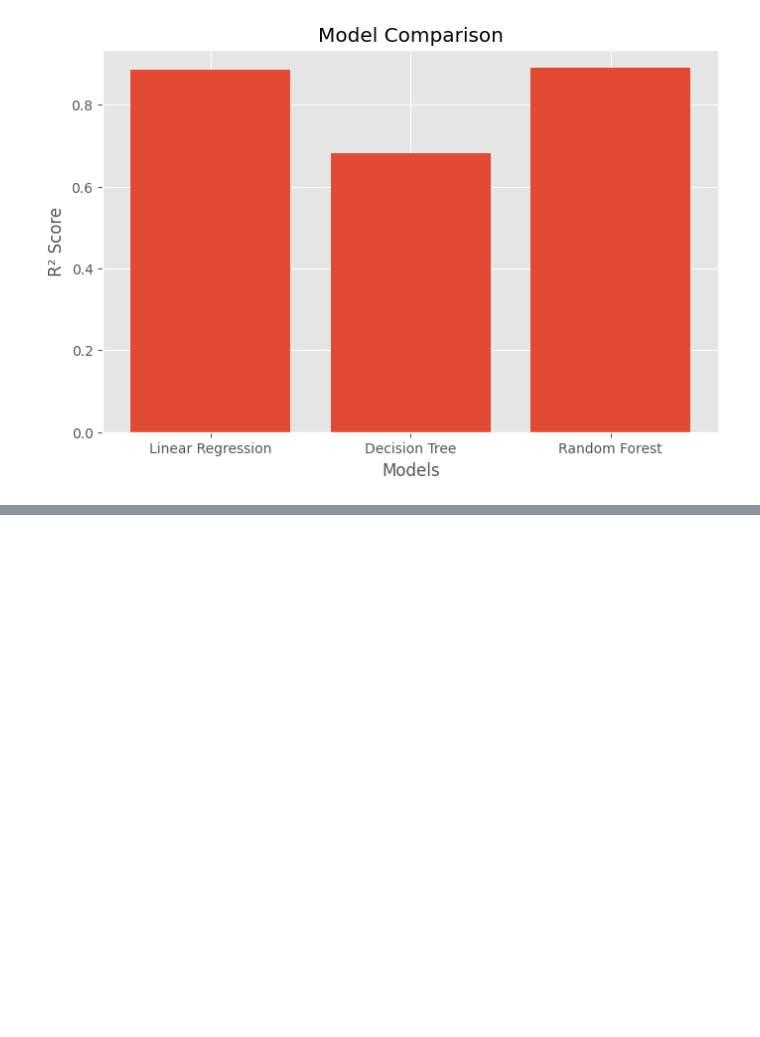
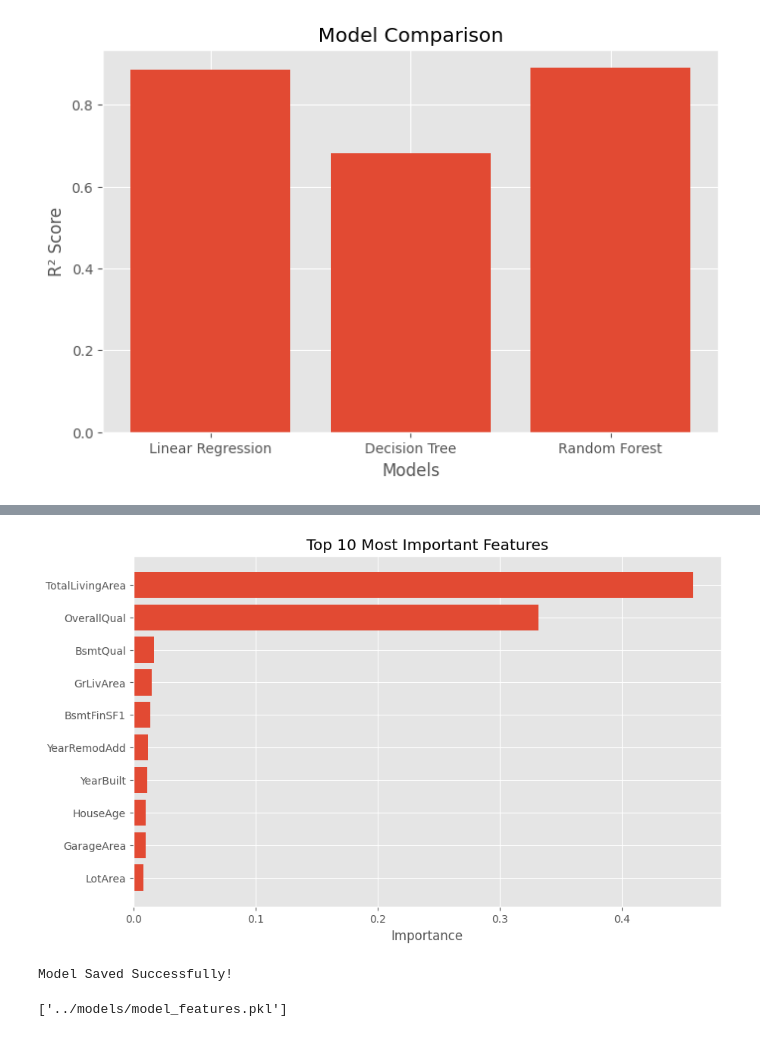
Before and after one commit to pooniaaryan/house-price-prediction-ml, a Jupyter notebook: notebooks/House_Price_Prediction.ipynb, the cells around one changed output, grey strips where cells are left out. Saved outputs shown, nothing was run; the diff lists cells and outputs as text; code cells hidden in the pictures; blank space fills up the shorter version.

Commit message:
Optimize Random Forest and save trained model

```diff
--- a/notebooks/House_Price_Prediction.ipynb
+++ b/notebooks/House_Price_Prediction.ipynb
@@ -569,0 +580,11 @@ plt.show()
+# %%
+grid_search = GridSearchCV(
+    estimator=RandomForestRegressor(random_state=42),
+    param_grid=param_grid,
+    cv=5,
+    scoring="r2",
+    n_jobs=-1,
+    verbose=2
+)
+# %%
+grid_search.fit(X_train, y_train)
@@ -569,0 +609,2 @@ plt.show()
+# %%
+best_model = grid_search.best_estimator_
@@ -569,0 +638,12 @@ plt.show()
+# %%
+importance = pd.DataFrame({
+    "Feature": X.columns,
+    "Importance": best_model.feature_importances_
+})
+
+importance = importance.sort_values(
+    by="Importance",
+    ascending=False
+)
+
+importance.head(10)
@@ -569,0 +662,17 @@ plt.show()
+# %%
+plt.figure(figsize=(10,6))
+
+plt.barh(
+    importance["Feature"][:10],
+    importance["Importance"][:10]
+)
+
+plt.gca().invert_yaxis()
+
+plt.title("Top 10 Most Important Features")
+
+plt.xlabel("Importance")
+
+plt.show()
+# %% [output]
+[figure, added]
@@ -569,0 +683,16 @@ plt.show()
+# %%
+joblib.dump(
+    best_model,
+    "../models/house_price_model.pkl"
+)
+
+print("Model Saved Successfully!")
+# %% [output]
+Model Saved Successfully!
+# %%
+joblib.dump(
+    X.columns.tolist(),
+    "../models/model_features.pkl"
+)
+# %% [output]
+['../models/model_features.pkl']
```
Also changed, not shown: parts of 10 cells of this notebook, 4 other files.
